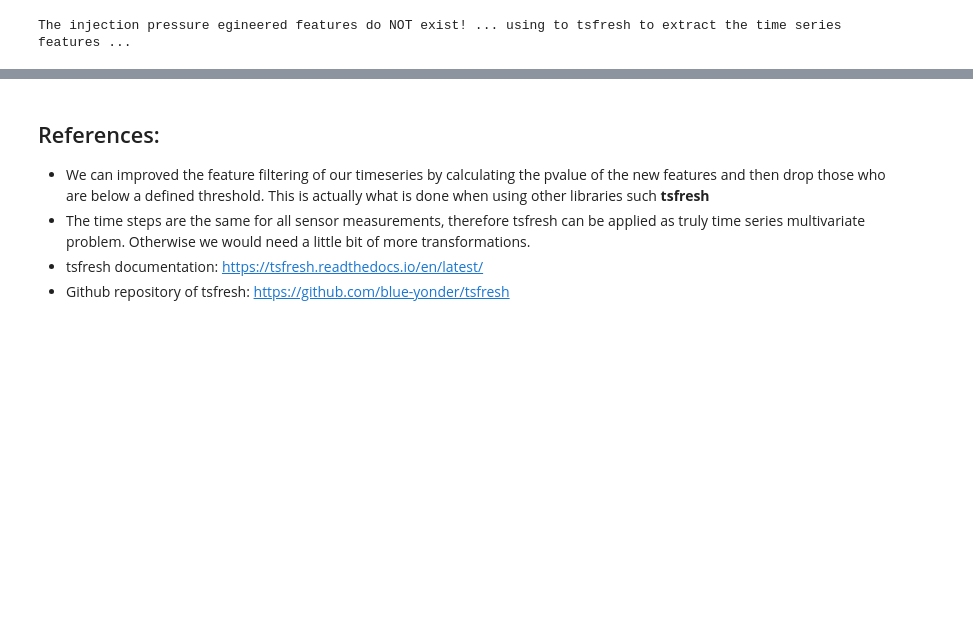
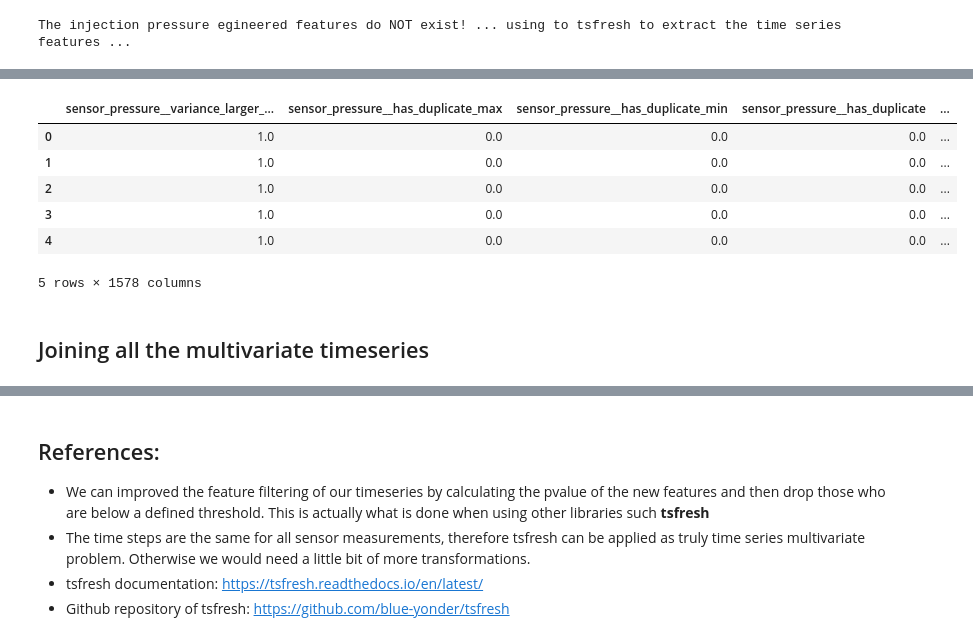
Before and after one commit to Alfredo-Vargas/ai4im, a Jupyter notebook: data/simulated/ai4im-tsfresh.ipynb, the cells around one changed output, grey strips where cells are left out. Saved outputs shown, nothing was run; the diff lists cells and outputs as text; code cells hidden in the pictures; blank space fills up the shorter version.

```diff
--- a/data/simulated/ai4im-tsfresh.ipynb
+++ b/data/simulated/ai4im-tsfresh.ipynb
@@ -165,0 +234,13 @@ The injection pressure egineered features do NOT exist! ... using to tsfresh to
+# %%
+# print(sensor_pressure_fe_df.__len__)
+sensor_pressure_fe_df.head()
+# %% [output]
+|  | sensor_pressure__variance_larger_... | sensor_pressure__has_duplicate_max | sensor_pressure__has_duplicate_min | sensor_pressure__has_duplicate | ... |
+| 0 | 1.0 | 0.0 | 0.0 | 0.0 | ... |
+| 1 | 1.0 | 0.0 | 0.0 | 0.0 | ... |
+| 2 | 1.0 | 0.0 | 0.0 | 0.0 | ... |
+| 3 | 1.0 | 0.0 | 0.0 | 0.0 | ... |
+| 4 | 1.0 | 0.0 | 0.0 | 0.0 | ... |
+5 rows × 1578 columns
+# %% [markdown]
+## Joining all the multivariate timeseries
```
Also changed, not shown: parts of 24 cells of this notebook.
